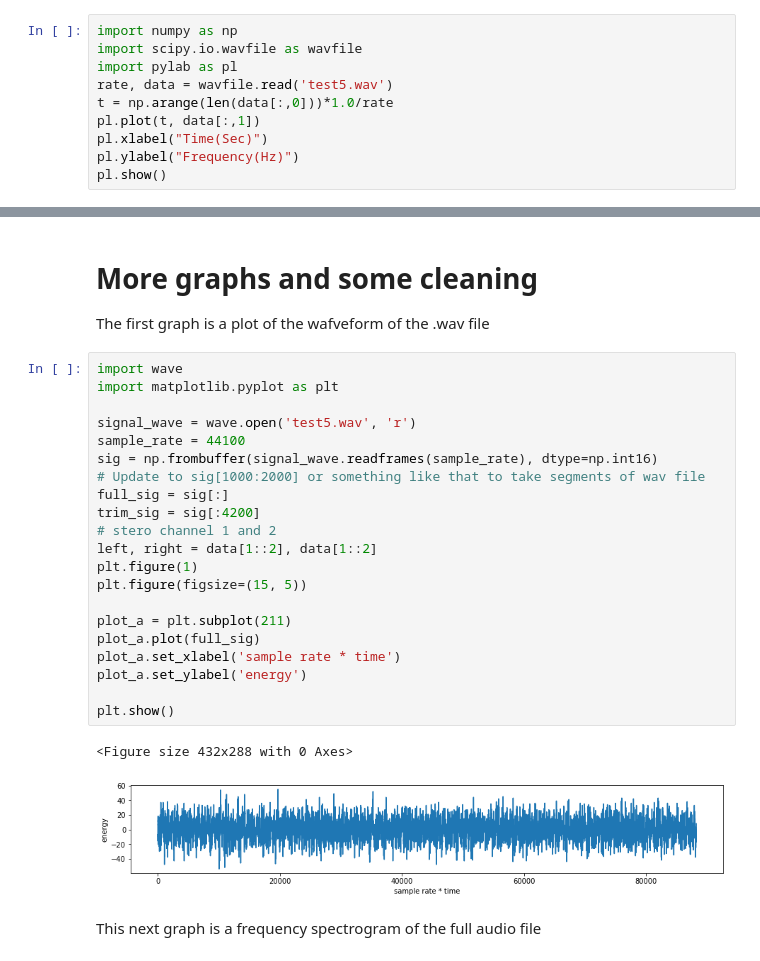
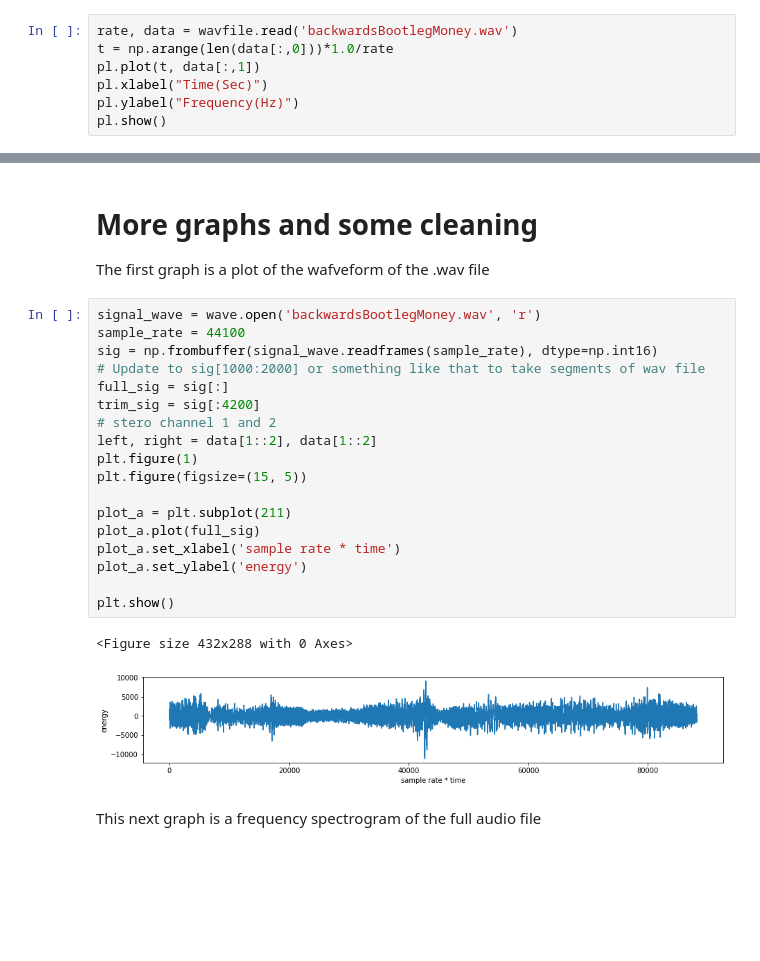
Before and after one commit to putmanj00/LookingAtSound, a Jupyter notebook: viewTheSound.ipynb, the cells around one changed output, grey strips where cells are left out. Saved outputs shown, nothing was run; the diff lists cells and outputs as text; blank space fills up the shorter version.

```diff
--- a/viewTheSound.ipynb
+++ b/viewTheSound.ipynb
@@ -18,8 +63,5 @@ We start by getting a look at the sound file. The first graph plots out the freq
 # %%
-import numpy as np
-import scipy.io.wavfile as wavfile
-import pylab as pl
-rate, data = wavfile.read('test5.wav')
+rate, data = wavfile.read('backwardsBootlegMoney.wav')
 t = np.arange(len(data[:,0]))*1.0/rate
 pl.plot(t, data[:,1])
 pl.xlabel("Time(Sec)")
@@ -43,29 +85,26 @@ pl.show()
 # More graphs and some cleaning
 The first graph is a plot of the wafveform of the .wav file
 # %%
-import wave
-import matplotlib.pyplot as plt
-
-signal_wave = wave.open('test5.wav', 'r')
+signal_wave = wave.open('backwardsBootlegMoney.wav', 'r')
 sample_rate = 44100
 sig = np.frombuffer(signal_wave.readframes(sample_rate), dtype=np.int16)
 # Update to sig[1000:2000] or something like that to take segments of wav file
 full_sig = sig[:]
 trim_sig = sig[:4200]
 # stero channel 1 and 2
 left, right = data[1::2], data[1::2]
 plt.figure(1)
 plt.figure(figsize=(15, 5))
 
 plot_a = plt.subplot(211)
 plot_a.plot(full_sig)
 plot_a.set_xlabel('sample rate * time')
 plot_a.set_ylabel('energy')
 
 plt.show()
 # %% [output]
 <Figure size 432x288 with 0 Axes>
-[figure, old version]
+[figure, new version]
 # %% [markdown]
 This next graph is a frequency spectrogram of the full audio file
 # %%
```
Also changed, not shown: parts of 9 cells of this notebook, 5 other files.
